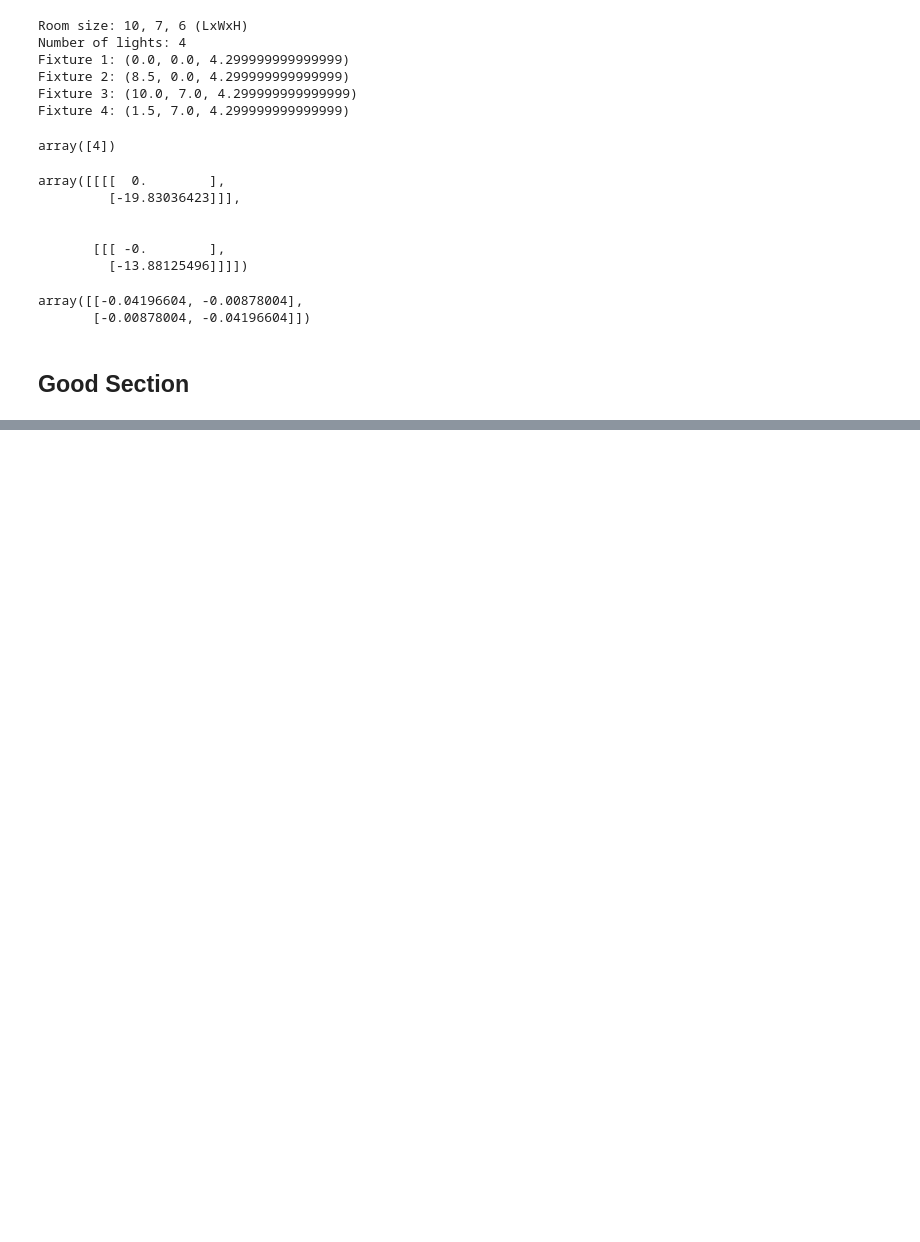
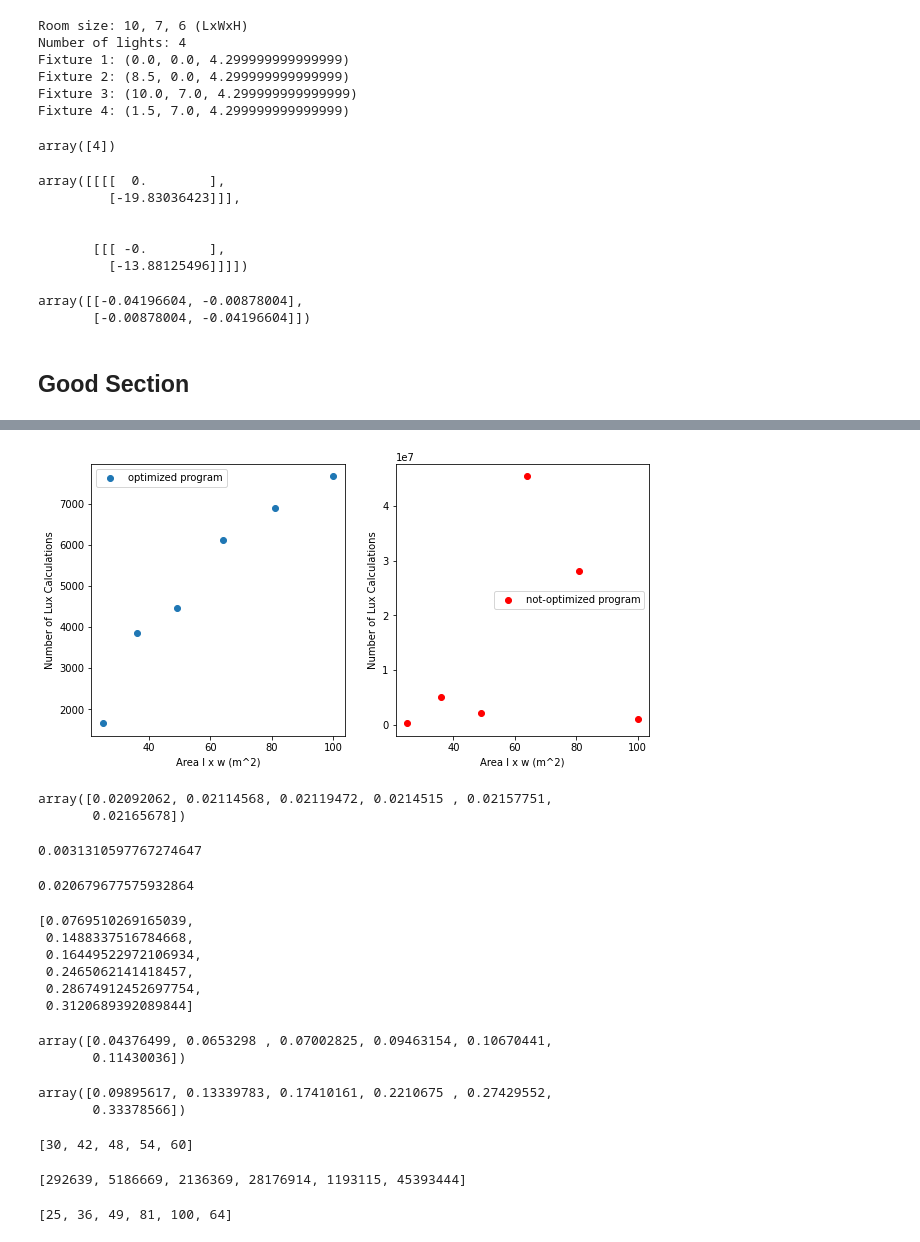
Before and after one commit to MikeElias14/411GroupProject, a Jupyter notebook: 411.ipynb, the cells around one changed output, grey strips where cells are left out. Drawn from its saved outputs; the diff is of its cells as text; code cells hidden in the pictures; blank space fills up the shorter version.

```diff
--- a/411.ipynb
+++ b/411.ipynb
@@ -938,0 +987,45 @@ Fixture 4: (1.5, 7.0, 4.299999999999999)
+# %%
+plt.rcParams['figure.figsize'] = [10, 5]
+plt.subplot(121)
+plt.scatter(area_graph, lux_graph, label="optimized program")
+plt.legend()
+plt.xlabel("Area l x w (m^2)")
+plt.ylabel("Number of Lux Calculations")
+
+plt.subplot(122)
+plt.scatter(old_area_graph, old_lux_graph, c="red", label="not-optimized program")
+plt.legend()
+plt.xlabel("Area l x w (m^2)")
+plt.ylabel("Number of Lux Calculations")
+
+# plt.plot(area_graph, line, 'r--')
+plt.show()
+# %% [output]
+[figure, added]
+# %%
+m*np.array(time_graph)+b
+# %% [output]
+array([0.02092062, 0.02114568, 0.02119472, 0.0214515 , 0.02157751,
+       0.02165678])
+# %%
+m
+# %% [output]
+0.0031310597767274647
+# %%
+b
+# %% [output]
+0.020679677575932864
+# %%
+time_graph
+# %% [output]
+[0.0769510269165039,
+ 0.1488337516784668,
+ 0.16449522972106934,
+ 0.2465062141418457,
+ 0.28674912452697754,
+ 0.3120689392089844]
+# %%
+0.3*np.array(time_graph)+b
+# %% [output]
+array([0.04376499, 0.0653298 , 0.07002825, 0.09463154, 0.10670441,
+       0.11430036])
@@ -938,0 +1048,13 @@ Fixture 4: (1.5, 7.0, 4.299999999999999)
+# %%
+line
+# %% [output]
+array([0.09895617, 0.13339783, 0.17410161, 0.2210675 , 0.27429552,
+       0.33378566])
+# %%
+area_graph
+# %% [output]
+[30, 42, 48, 54, 60]
+# %%
+lux_graph
+# %% [output]
+[292639, 5186669, 2136369, 28176914, 1193115, 45393444]
@@ -938,0 +1064,4 @@ Fixture 4: (1.5, 7.0, 4.299999999999999)
+# %%
+area_graph
+# %% [output]
+[25, 36, 49, 81, 100, 64]
```
Also changed, not shown: parts of 22 cells of this notebook.
